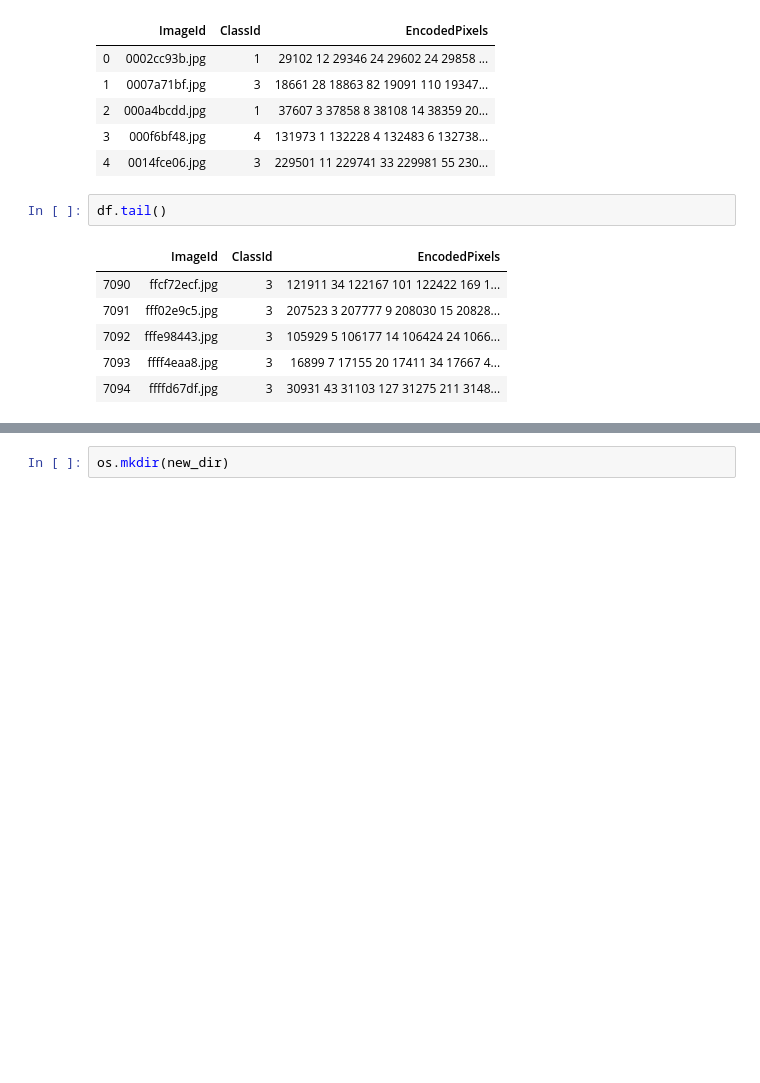
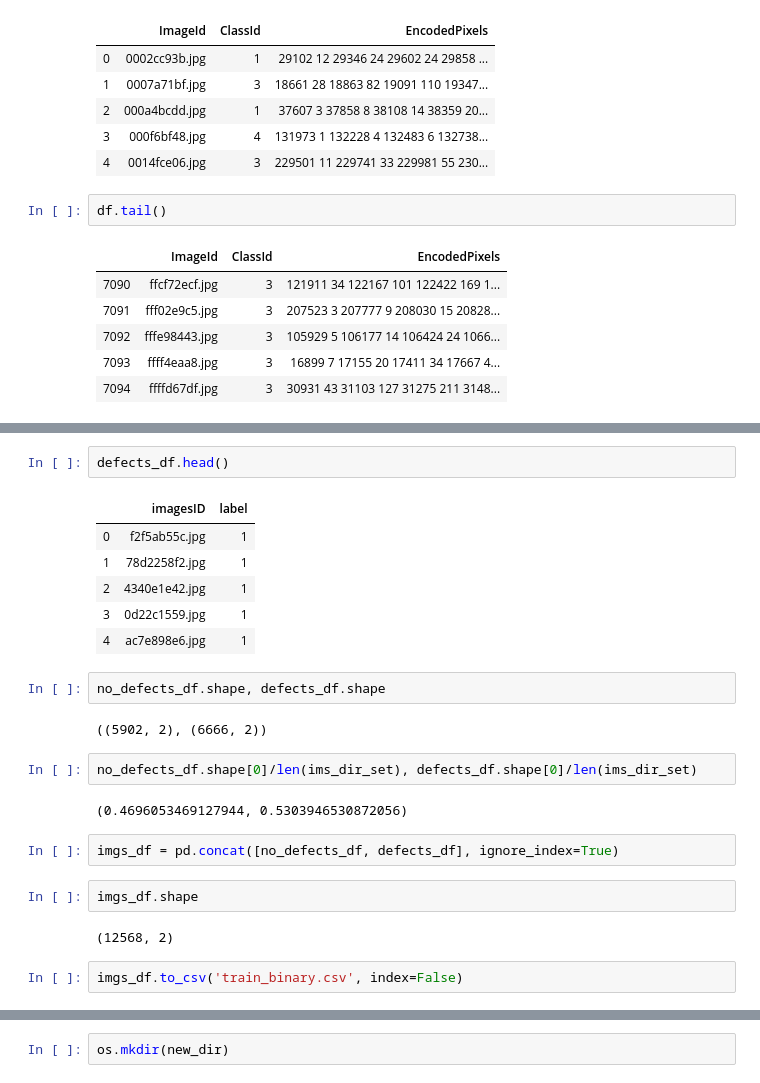
Before and after one commit to carlosezmz/Steel-Defects-Classification, a Jupyter notebook: Experimental.ipynb, the cells around one changed output, grey strips where cells are left out. Saved outputs shown, nothing was run; the diff lists cells and outputs as text; blank space fills up the shorter version.

```diff
--- a/Experimental.ipynb
+++ b/Experimental.ipynb
@@ -91 +108,26 @@ x_train, x_val, y_train, y_val = train_test_split(x_train, y_train,
+# %%
+defects_df.head()
+# %% [output]
+|  | imagesID | label |
+| 0 | f2f5ab55c.jpg | 1 |
+| 1 | 78d2258f2.jpg | 1 |
+| 2 | 4340e1e42.jpg | 1 |
+| 3 | 0d22c1559.jpg | 1 |
+| 4 | ac7e898e6.jpg | 1 |
+# %%
+no_defects_df.shape, defects_df.shape
+# %% [output]
+((5902, 2), (6666, 2))
+# %%
+no_defects_df.shape[0]/len(ims_dir_set), defects_df.shape[0]/len(ims_dir_set)
+# %% [output]
+(0.4696053469127944, 0.5303946530872056)
+# %%
+imgs_df = pd.concat([no_defects_df, defects_df], ignore_index=True)
+# %%
+imgs_df.shape
+# %% [output]
+(12568, 2)
+# %%
+imgs_df.to_csv('train_binary.csv', index=False)
 # %%
```
Also changed, not shown: parts of 50 cells of this notebook, 1 other file.
